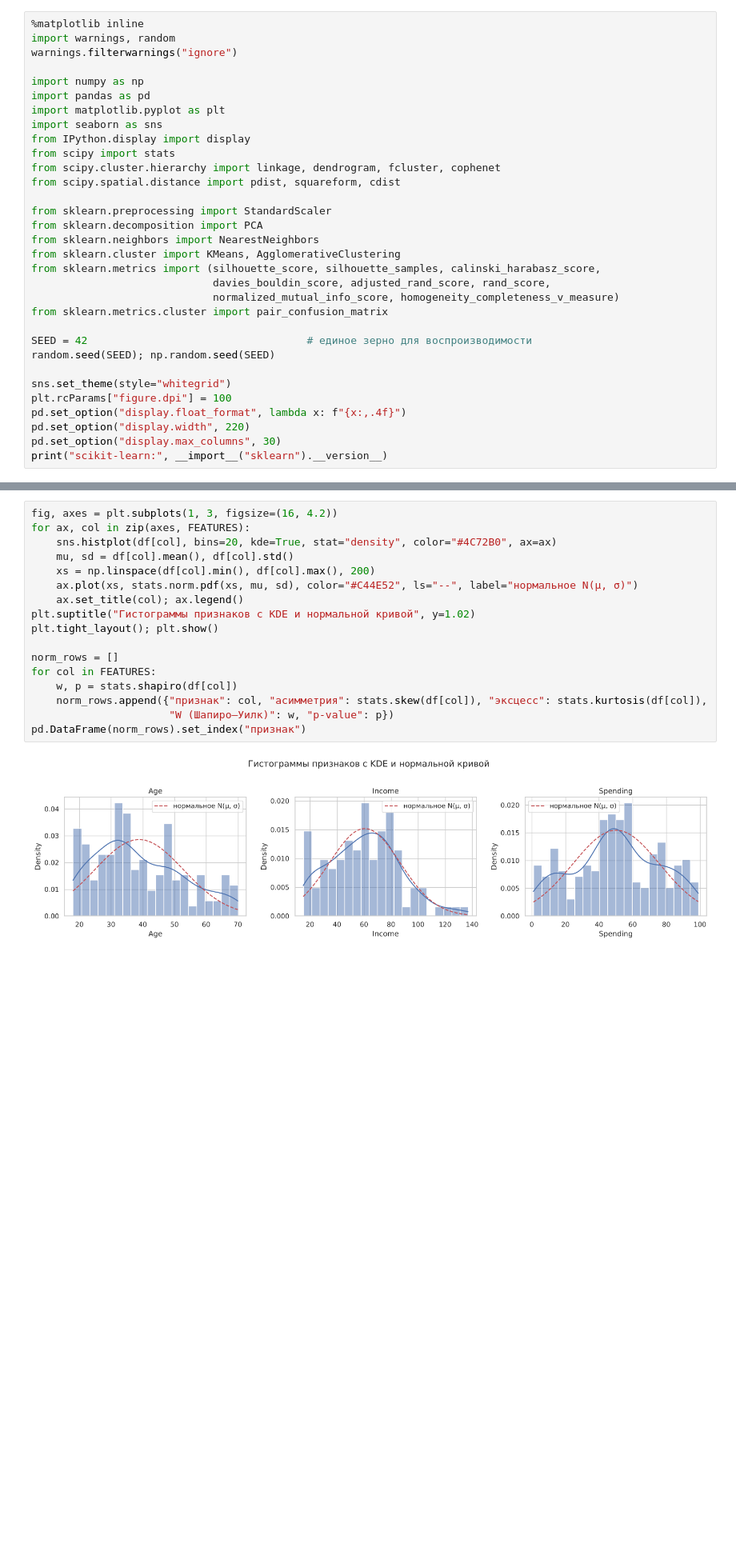
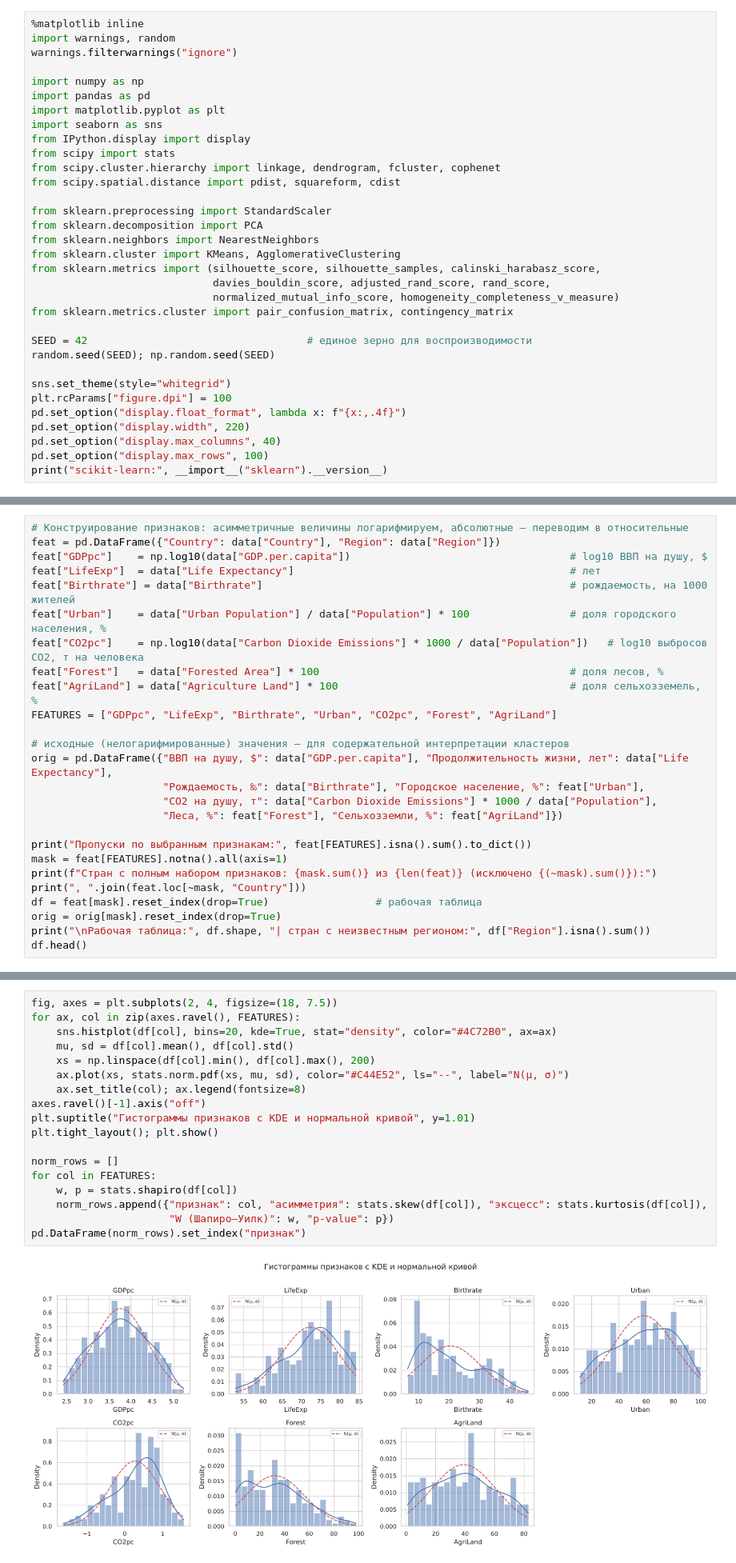
Before and after one commit to TeaTeapot/AI_MachineLearning, a Jupyter notebook: Lab3/lab3.ipynb, the cells around one changed output, grey strips where cells are left out. Shown at 80% size. Drawn from its saved outputs; the diff is of its cells as text; blank space fills up the shorter version.

```diff
--- a/Lab3/lab3.ipynb
+++ b/Lab3/lab3.ipynb
@@ -42,7 +44,7 @@ from sklearn.cluster import KMeans, AgglomerativeClustering
 from sklearn.metrics import (silhouette_score, silhouette_samples, calinski_harabasz_score,
                              davies_bouldin_score, adjusted_rand_score, rand_score,
                              normalized_mutual_info_score, homogeneity_completeness_v_measure)
-from sklearn.metrics.cluster import pair_confusion_matrix
+from sklearn.metrics.cluster import pair_confusion_matrix, contingency_matrix
 
 SEED = 42                                   # единое зерно для воспроизводимости
 random.seed(SEED); np.random.seed(SEED)
@@ -51,7 +53,8 @@ sns.set_theme(style="whitegrid")
 plt.rcParams["figure.dpi"] = 100
 pd.set_option("display.float_format", lambda x: f"{x:,.4f}")
 pd.set_option("display.width", 220)
-pd.set_option("display.max_columns", 30)
+pd.set_option("display.max_columns", 40)
+pd.set_option("display.max_rows", 100)
 print("scikit-learn:", __import__("sklearn").__version__)
 # %% [output]
 scikit-learn: 1.9.1
@@ -145,0 +142,26 @@ desc
+# %%
+# Конструирование признаков: асимметричные величины логарифмируем, абсолютные — переводим в относительные
+feat = pd.DataFrame({"Country": data["Country"], "Region": data["Region"]})
+feat["GDPpc"]    = np.log10(data["GDP.per.capita"])                                   # log10 ВВП на душу, $
+feat["LifeExp"]  = data["Life Expectancy"]                                            # лет
+feat["Birthrate"] = data["Birthrate"]                                                 # рождаемость, на 1000 жителей
+feat["Urban"]    = data["Urban Population"] / data["Population"] * 100                # доля городского населения, %
+feat["CO2pc"]    = np.log10(data["Carbon Dioxide Emissions"] * 1000 / data["Population"])   # log10 выбросов CO2, т на человека
+feat["Forest"]   = data["Forested Area"] * 100                                        # доля лесов, %
+feat["AgriLand"] = data["Agriculture Land"] * 100                                     # доля сельхозземель, %
+FEATURES = ["GDPpc", "LifeExp", "Birthrate", "Urban", "CO2pc", "Forest", "AgriLand"]
+
+# исходные (нелогарифмированные) значения — для содержательной интерпретации кластеров
+orig = pd.DataFrame({"ВВП на душу, $": data["GDP.per.capita"], "Продолжительность жизни, лет": data["Life Expectancy"],
+                     "Рождаемость, ‰": data["Birthrate"], "Городское население, %": feat["Urban"],
+                     "CO2 на душу, т": data["Carbon Dioxide Emissions"] * 1000 / data["Population"],
+                     "Леса, %": feat["Forest"], "Сельхозземли, %": feat["AgriLand"]})
+
+print("Пропуски по выбранным признакам:", feat[FEATURES].isna().sum().to_dict())
+mask = feat[FEATURES].notna().all(axis=1)
+print(f"Стран с полным набором признаков: {mask.sum()} из {len(feat)} (исключено {(~mask).sum()}):")
+print(", ".join(feat.loc[~mask, "Country"]))
+df = feat[mask].reset_index(drop=True)                 # рабочая таблица
+orig = orig[mask].reset_index(drop=True)
+print("\nРабочая таблица:", df.shape, "| стран с неизвестным регионом:", df["Region"].isna().sum())
+df.head()
@@ -146,21 +210,22 @@ desc
 # %%
-fig, axes = plt.subplots(1, 3, figsize=(16, 4.2))
-for ax, col in zip(axes, FEATURES):
+fig, axes = plt.subplots(2, 4, figsize=(18, 7.5))
+for ax, col in zip(axes.ravel(), FEATURES):
     sns.histplot(df[col], bins=20, kde=True, stat="density", color="#4C72B0", ax=ax)
     mu, sd = df[col].mean(), df[col].std()
     xs = np.linspace(df[col].min(), df[col].max(), 200)
-    ax.plot(xs, stats.norm.pdf(xs, mu, sd), color="#C44E52", ls="--", label="нормальное N(μ, σ)")
-    ax.set_title(col); ax.legend()
-plt.suptitle("Гистограммы признаков с KDE и нормальной кривой", y=1.02)
+    ax.plot(xs, stats.norm.pdf(xs, mu, sd), color="#C44E52", ls="--", label="N(μ, σ)")
+    ax.set_title(col); ax.legend(fontsize=8)
+axes.ravel()[-1].axis("off")
+plt.suptitle("Гистограммы признаков с KDE и нормальной кривой", y=1.01)
 plt.tight_layout(); plt.show()
 
 norm_rows = []
 for col in FEATURES:
     w, p = stats.shapiro(df[col])
     norm_rows.append({"признак": col, "асимметрия": stats.skew(df[col]), "эксцесс": stats.kurtosis(df[col]),
                       "W (Шапиро–Уилк)": w, "p-value": p})
 pd.DataFrame(norm_rows).set_index("признак")
 # %% [output]
-[figure, old version]
+[figure, new version]
 |  | асимметрия | эксцесс | W (Шапиро–Уилк) | p-value |
 | признак |  |  |  |  |
```
Also changed, not shown: parts of 70 cells of this notebook.
